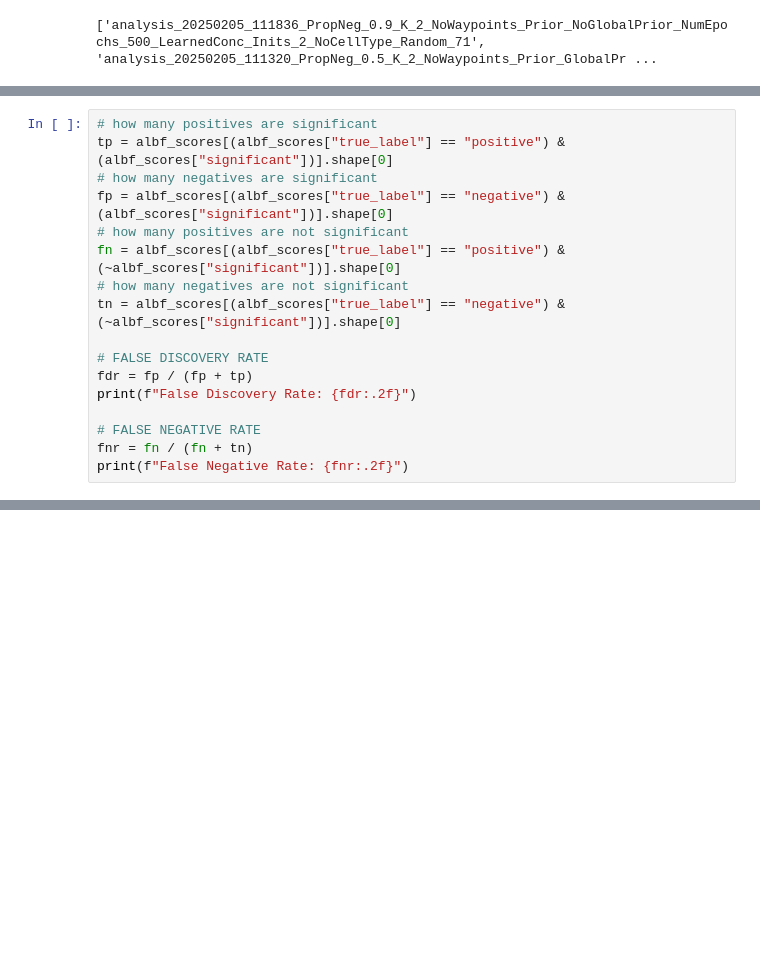
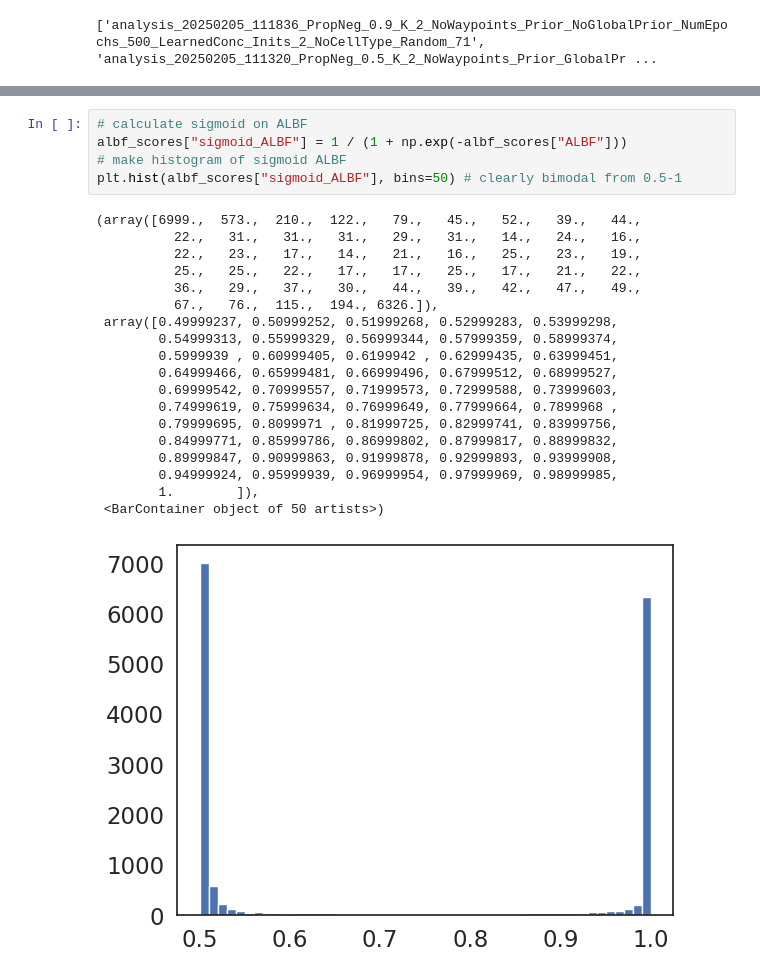
Before and after one commit to daklab/LeafletFA, a Jupyter notebook: analysis/simulation/check_ALBFs_calibration.ipynb, the cells around one changed output, grey strips where cells are left out. Cells and saved outputs as stored; diff of their text form; blank space fills up the shorter version.

```diff
--- a/analysis/simulation/check_ALBFs_calibration.ipynb
+++ b/analysis/simulation/check_ALBFs_calibration.ipynb
@@ -144,17 +63,0 @@ Name: count, dtype: int64
-# %%
-# how many positives are significant
-tp = albf_scores[(albf_scores["true_label"] == "positive") & (albf_scores["significant"])].shape[0]
-# how many negatives are significant
-fp = albf_scores[(albf_scores["true_label"] == "negative") & (albf_scores["significant"])].shape[0]
-# how many positives are not significant
-fn = albf_scores[(albf_scores["true_label"] == "positive") & (~albf_scores["significant"])].shape[0]
-# how many negatives are not significant
-tn = albf_scores[(albf_scores["true_label"] == "negative") & (~albf_scores["significant"])].shape[0]
-
-# FALSE DISCOVERY RATE
-fdr = fp / (fp + tp)
-print(f"False Discovery Rate: {fdr:.2f}")
-
-# FALSE NEGATIVE RATE
-fnr = fn / (fn + tn)
-print(f"False Negative Rate: {fnr:.2f}")
@@ -357,0 +143,25 @@ The mean of the sampled PSI values is: 3.7687663353345887e-10
+# %%
+# calculate sigmoid on ALBF
+albf_scores["sigmoid_ALBF"] = 1 / (1 + np.exp(-albf_scores["ALBF"]))
+# make histogram of sigmoid ALBF
+plt.hist(albf_scores["sigmoid_ALBF"], bins=50) # clearly bimodal from 0.5-1
+# %% [output]
+(array([6999.,  573.,  210.,  122.,   79.,   45.,   52.,   39.,   44.,
+          22.,   31.,   31.,   31.,   29.,   31.,   14.,   24.,   16.,
+          22.,   23.,   17.,   14.,   21.,   16.,   25.,   23.,   19.,
+          25.,   25.,   22.,   17.,   17.,   25.,   17.,   21.,   22.,
+          36.,   29.,   37.,   30.,   44.,   39.,   42.,   47.,   49.,
+          67.,   76.,  115.,  194., 6326.]),
+ array([0.49999237, 0.50999252, 0.51999268, 0.52999283, 0.53999298,
+        0.54999313, 0.55999329, 0.56999344, 0.57999359, 0.58999374,
+        0.5999939 , 0.60999405, 0.6199942 , 0.62999435, 0.63999451,
+        0.64999466, 0.65999481, 0.66999496, 0.67999512, 0.68999527,
+        0.69999542, 0.70999557, 0.71999573, 0.72999588, 0.73999603,
+        0.74999619, 0.75999634, 0.76999649, 0.77999664, 0.7899968 ,
+        0.79999695, 0.8099971 , 0.81999725, 0.82999741, 0.83999756,
+        0.84999771, 0.85999786, 0.86999802, 0.87999817, 0.88999832,
+        0.89999847, 0.90999863, 0.91999878, 0.92999893, 0.93999908,
+        0.94999924, 0.95999939, 0.96999954, 0.97999969, 0.98999985,
+        1.        ]),
+ <BarContainer object of 50 artists>)
+[figure, added]
```
Also changed, not shown: parts of 46 cells of this notebook, 5 other files.
